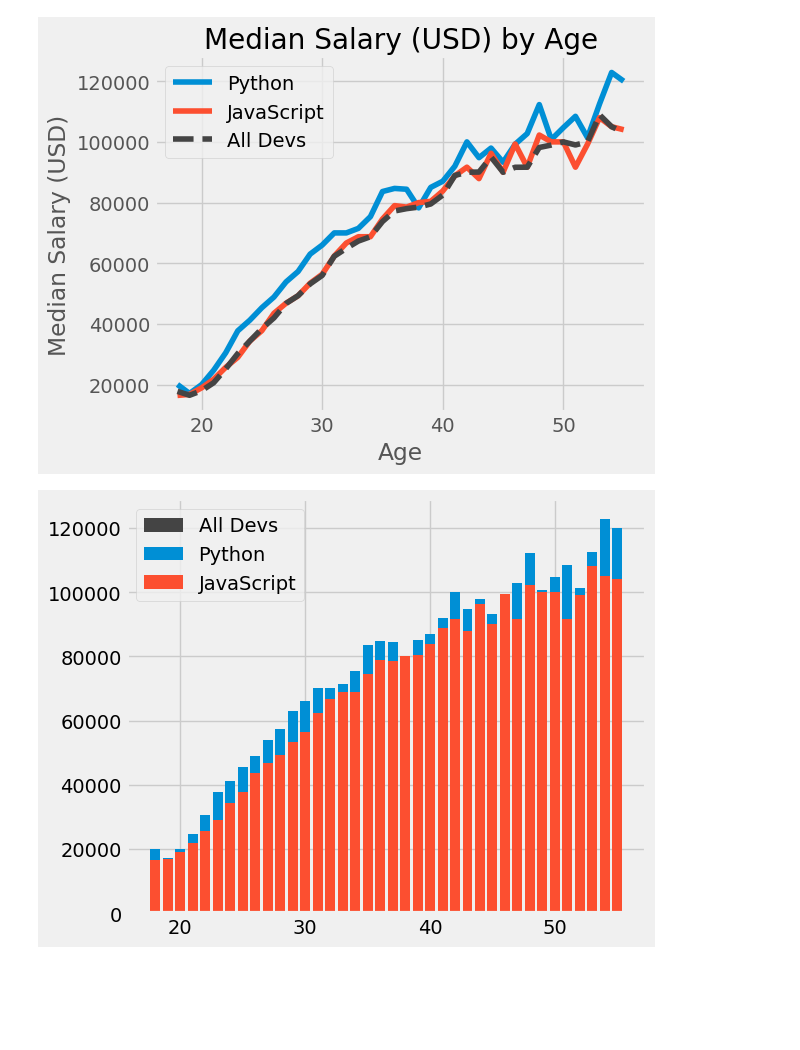
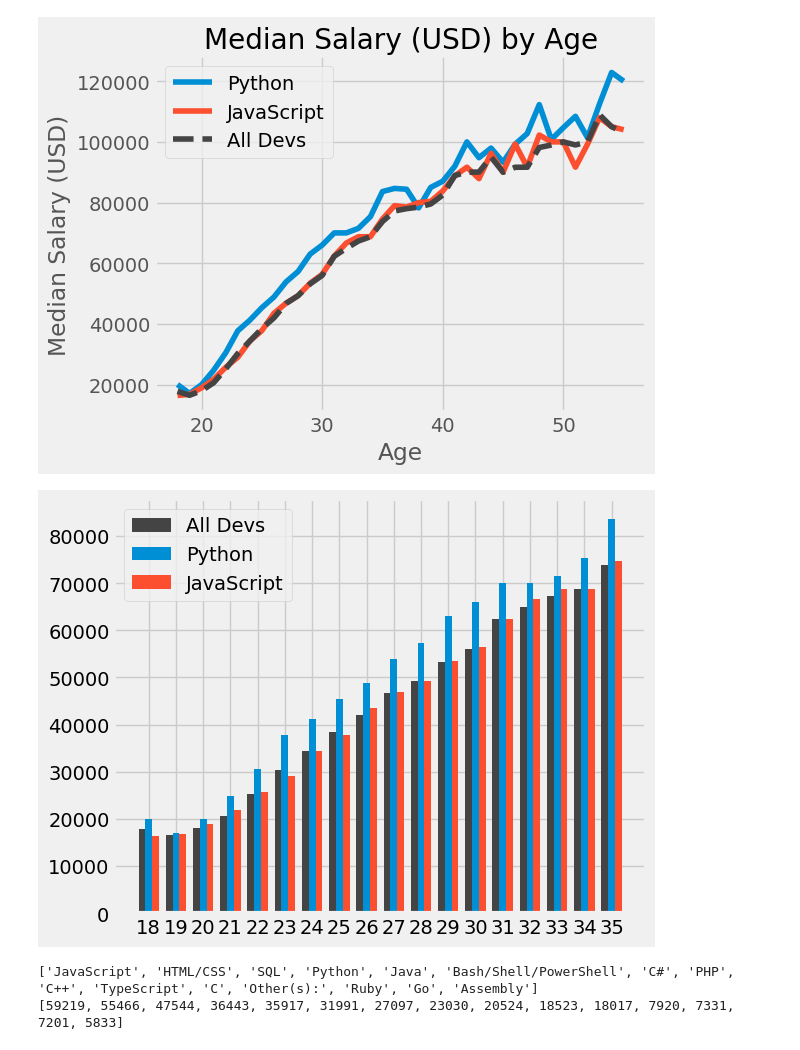
Before and after one commit to shruti-1102/zero-to-analyst, a Jupyter notebook: mpl-tut.ipynb, the cells around one changed output. Saved outputs shown, nothing was run; the diff lists cells and outputs as text; code cells hidden in the pictures; blank space fills up the shorter version.

```diff
--- a/mpl-tut.ipynb
+++ b/mpl-tut.ipynb
@@ -28,21 +31,65 @@ plt.tight_layout()
 plt.show()
 # %% [output]
 [figure]
-# %%
-plt.style.use('fivethirtyeight')
-plt.bar(ages_x, dev_y, color='#444444', label='All Devs')
-
-plt.bar(ages_x, py_dev_y, label='Python')
-
-plt.bar(ages_x, js_dev_y, label='JavaScript')
-
-
-plt.legend()
-
-# plt.grid(True)
-
-plt.tight_layout()
-
-plt.show()
-# %% [output]
-[figure, removed]
+# %%
+age_x = [18, 19, 20, 21, 22, 23, 24, 25, 26, 27, 28, 29, 30, 31, 32, 33, 34, 35]
+
+devs_y = [17784, 16500, 18012, 20628, 25206, 30252, 34368, 38496, 42000, 46752, 49320, 53200, 56000, 62316, 64928, 67317, 68748, 73752]
+
+py_devs_y = [20046, 17100, 20000, 24744, 30500, 37732, 41247, 45372, 48876, 53850, 57287, 63016, 65998, 70003, 70000, 71496, 75370, 83640]
+
+js_devs_y = [16446, 16791, 18942, 21780, 25704, 29000, 34372, 37810, 43515, 46823, 49293, 53437, 56373, 62375, 66674, 68745,68746, 74583]
+
+plt.style.use('fivethirtyeight')
+
+x_indexes = np.arange(len(age_x))
+width = 0.25
+
+plt.bar(x_indexes - width, devs_y, width=width, color='#444444', label='All Devs')
+
+plt.bar(x_indexes, py_devs_y, width=width, label='Python')
+
+plt.bar(x_indexes + width, js_devs_y, width=width, label='JavaScript')
+
+
+plt.legend()
+
+plt.xticks(ticks=x_indexes, labels=age_x)
+
+# plt.grid(True)
+
+plt.tight_layout()
+
+plt.show()
+# %% [output]
+[figure, added]
+# %%
+plt.style.use('fivethirtyeight')
+
+with open('data.csv') as csv_file:
+    csv_reader = csv.DictReader(csv_file)
+
+    language_counter = Counter()
+
+    for row in csv_reader:
+        language_counter.update(row['LanguagesWorkedWith'].split(';'))
+
+languages = []
+popularity = []
+
+for item in language_counter.most_common(15):
+    languages.append(item[0])
+    popularity.append(item[1])
+
+plt.bar(languages, popularity)
+
+plt.title("Most Popular Languages")
+plt.xlabel("Programming Languages")
+plt.ylabel("Used by people")
+
+plt.tight_layout()
+
+plt.show()
+# %% [output]
+['JavaScript', 'HTML/CSS', 'SQL', 'Python', 'Java', 'Bash/Shell/PowerShell', 'C#', 'PHP', 'C++', 'TypeScript', 'C', 'Other(s):', 'Ruby', 'Go', 'Assembly']
+[59219, 55466, 47544, 36443, 35917, 31991, 27097, 23030, 20524, 18523, 18017, 7920, 7331, 7201, 5833]
```
Also changed, not shown: parts of 1 cell of this notebook, 2 other files.
